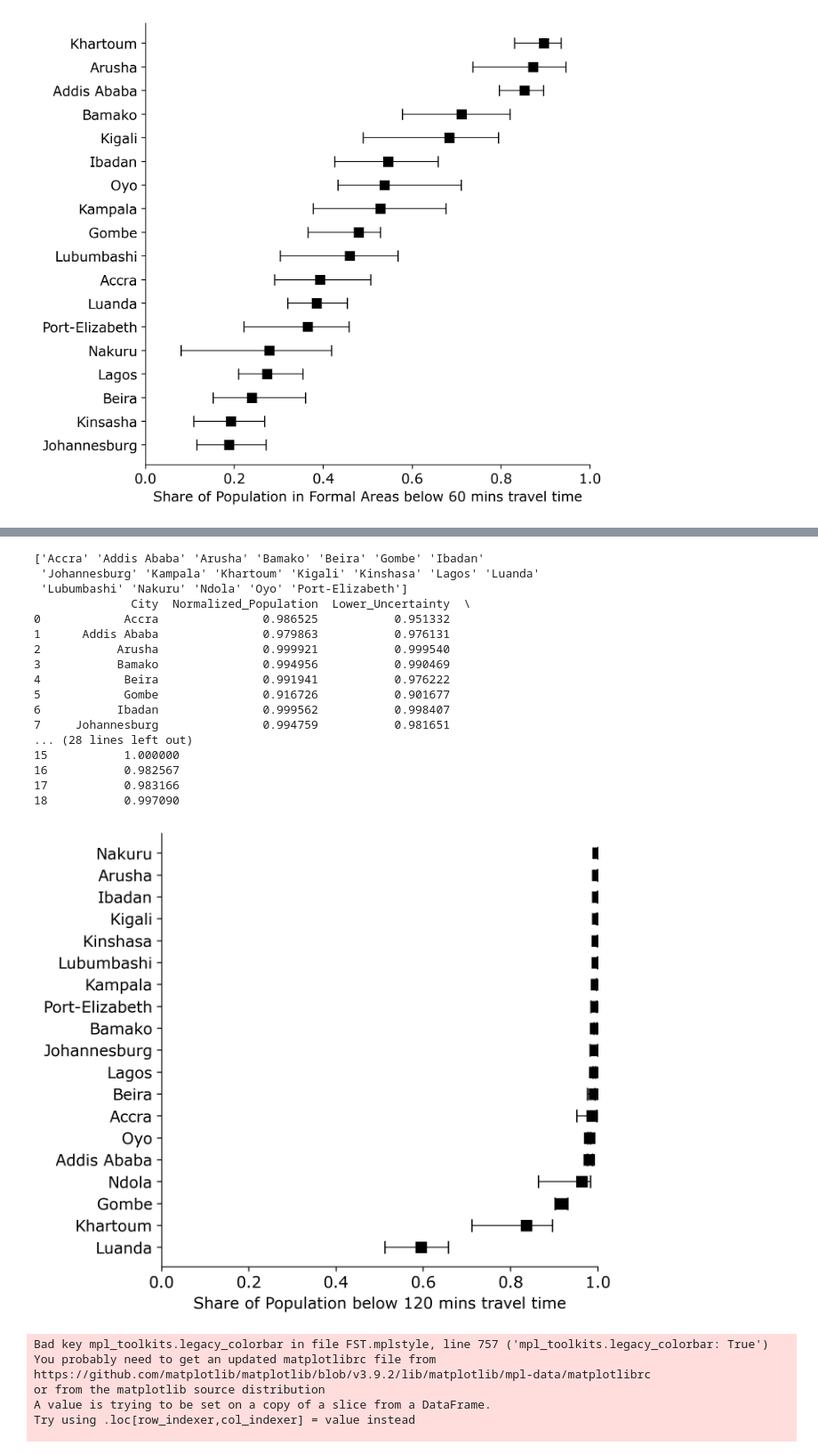
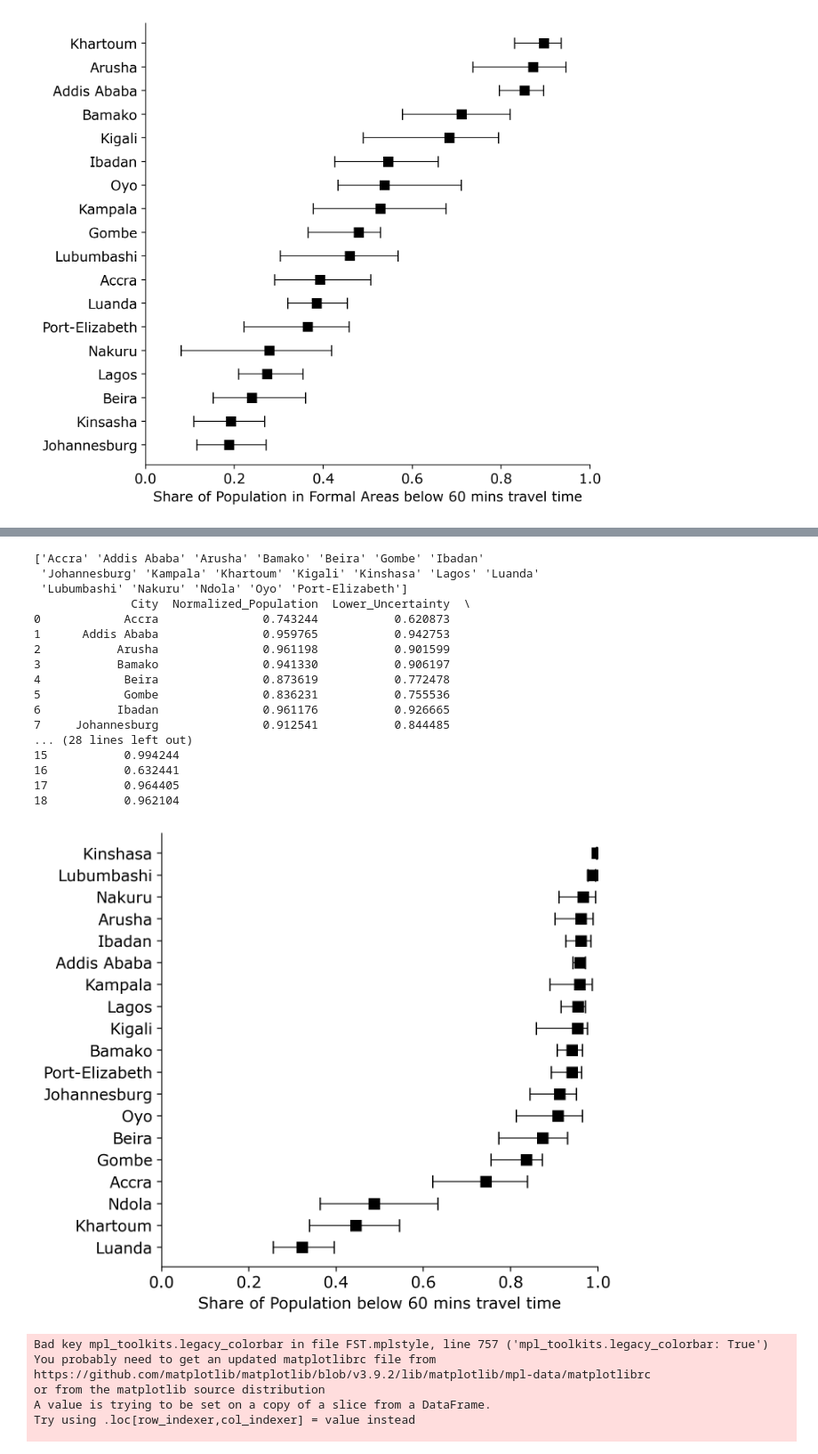
Before and after one commit to johnfriesen/Accessibility-Sub-Saharan-Africa, a Jupyter notebook: create_figures.ipynb, the cells around one changed output, grey strips where cells are left out. Shown at 89% size. Cells and saved outputs as stored; diff of their text form; code cells hidden in the pictures.

```diff
--- a/create_figures.ipynb
+++ b/create_figures.ipynb
@@ -174,7 +396,7 @@ import matplotlib.pyplot as plt
 import numpy as np
 plt.style.use("FST.mplstyle")
 uncertainty = 0.2
-time_of_interest = 120
+time_of_interest = 60
 hospital = 'C0'
 
 # Load the data from the first CSV file (with time information)
@@ -285,46 +507,46 @@ plt.xlim(0,1)
 # Show the plot
 plt.show()
 
 # Convert and invert only numeric columns
 result_df_sorted[result_df_sorted.columns.difference(['City'])] = result_df_sorted[result_df_sorted.columns.difference(['City'])].apply(pd.to_numeric, errors='coerce')
 inverted_df = pd.concat([result_df_sorted[['City']], (1 - result_df_sorted[result_df_sorted.columns.difference(['City'])])*100], axis=1)
 # %% [output]
 Bad key mpl_toolkits.legacy_colorbar in file FST.mplstyle, line 757 ('mpl_toolkits.legacy_colorbar: True')
 You probably need to get an updated matplotlibrc file from
 https://github.com/matplotlib/matplotlib/blob/v3.9.2/lib/matplotlib/mpl-data/matplotlibrc
 or from the matplotlib source distribution
 A value is trying to be set on a copy of a slice from a DataFrame.
 Try using .loc[row_indexer,col_indexer] = value instead
 
 See the caveats in the documentation: https://pandas.pydata.org/pandas-docs/stable/user_guide/indexing.html#returning-a-view-versus-a-copy
   city_data['time_lower'] = city_data['Time'] - uncertainty * city_data['Time']
 A value is trying to be set on a copy of a slice from a DataFrame.
 Try using .loc[row_indexer,col_indexer] = value instead
 
 ... (368 lines left out)
 Try using .loc[row_indexer,col_indexer] = value instead
 
 See the caveats in the documentation: https://pandas.pydata.org/pandas-docs/stable/user_guide/indexing.html#returning-a-view-versus-a-copy
   city_data['population_upper'] = np.interp(city_data['time_upper'], city_data['Time'], city_data['Normalized'])
 [figure]
 ['Accra' 'Addis Ababa' 'Arusha' 'Bamako' 'Beira' 'Gombe' 'Ibadan'
  'Johannesburg' 'Kampala' 'Khartoum' 'Kigali' 'Kinshasa' 'Lagos' 'Luanda'
  'Lubumbashi' 'Nakuru' 'Ndola' 'Oyo' 'Port-Elizabeth']
               City  Normalized_Population  Lower_Uncertainty  \
-0            Accra               0.986525           0.951332
-1      Addis Ababa               0.979863           0.976131
-2           Arusha               0.999921           0.999540
-3           Bamako               0.994956           0.990469
-4            Beira               0.991941           0.976222
-5            Gombe               0.916726           0.901677
-6           Ibadan               0.999562           0.998407
-7     Johannesburg               0.994759           0.981651
+0            Accra               0.743244           0.620873
+1      Addis Ababa               0.959765           0.942753
+2           Arusha               0.961198           0.901599
+3           Bamako               0.941330           0.906197
+4            Beira               0.873619           0.772478
+5            Gombe               0.836231           0.755536
+6           Ibadan               0.961176           0.926665
+7     Johannesburg               0.912541           0.844485
 ... (28 lines left out)
-15           1.000000
-16           0.982567
-17           0.983166
-18           0.997090
+15           0.994244
+16           0.632441
+17           0.964405
+18           0.962104
-[figure, old version]
+[figure, new version]
 # %%
 import pandas as pd
 import matplotlib.pyplot as plt
```
Also changed, not shown: parts of 2 cells of this notebook.
